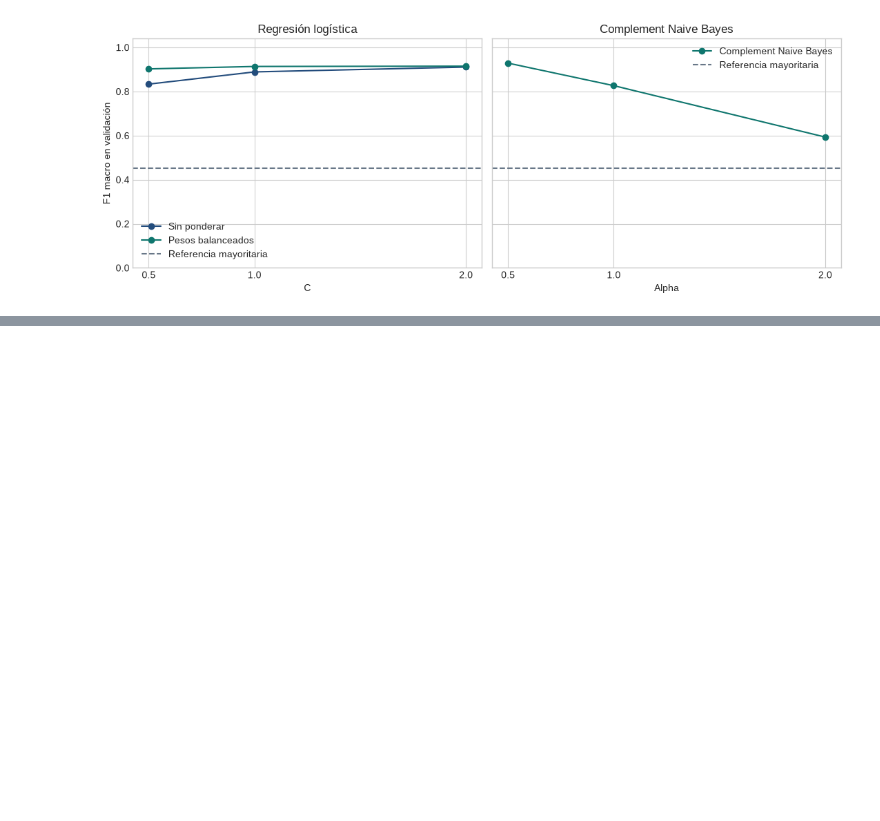
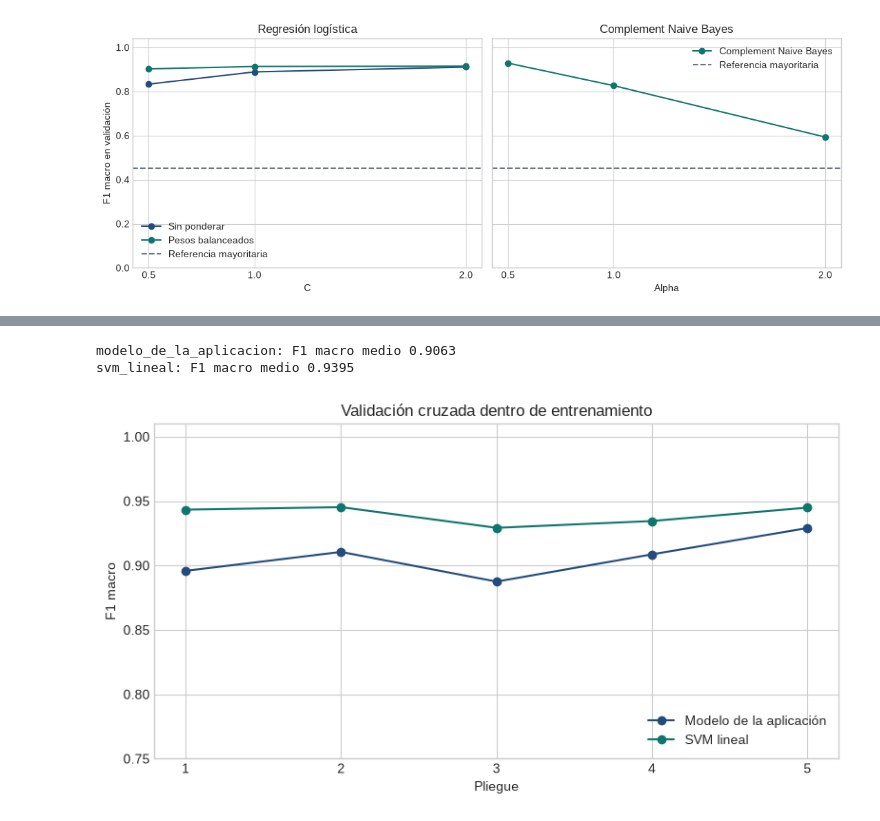
Before and after one commit to bvelastegui/hotel-reviews-ml, a Jupyter notebook: modelo_resenas.ipynb, the cells around one changed output, grey strips where cells are left out. Cells and saved outputs as stored; diff of their text form; code cells hidden in the pictures; blank space fills up the shorter version.

```diff
--- a/modelo_resenas.ipynb
+++ b/modelo_resenas.ipynb
@@ -418,0 +446,70 @@ mostrar_figura(fig, "02_parametros_en_validacion")
+# %%
+def revisar_modelos(filas, grupos_por_id, elegido):
+    textos = [fila["review_text"] for fila in filas]
+    etiquetas = [int(fila["label"]) for fila in filas]
+    grupos = [grupos_por_id[fila["id"]] for fila in filas]
+
+    modelos = {
+        "modelo_de_la_aplicacion": construir_modelo(elegido["modelo"], **elegido["parametros"]),
+        "svm_lineal": construir_modelo().set_params(
+            clasificador=LinearSVC(C=1.0, class_weight="balanced", max_iter=5000, random_state=SEMILLA)
+        ),
+    }
+    resultados = {nombre: [] for nombre in modelos}
+    folds = StratifiedGroupKFold(n_splits=5, shuffle=True, random_state=SEMILLA)
+    for numero, (ajuste, evaluacion) in enumerate(folds.split(textos, etiquetas, grupos), start=1):
+        if {grupos[i] for i in ajuste} & {grupos[i] for i in evaluacion}:
+            raise RuntimeError(f"Se repiten grupos entre ajuste y evaluación en el pliegue {numero}")
+        for nombre, pipeline in modelos.items():
+            modelo = clone(pipeline).fit([textos[i] for i in ajuste], [etiquetas[i] for i in ajuste])
+            metricas, _ = evaluar(modelo, [filas[i] for i in evaluacion])
+            resultados[nombre].append({
+                "pliegue": numero,
+                "n_ajuste": len(ajuste),
+                "n_evaluacion": len(evaluacion),
+                "f1_macro": metricas["f1_macro"],
+                "exactitud": metricas["exactitud"],
+                "recall_negativas": metricas["negativa"]["recall"],
+            })
+
+    resumen = {}
+    for nombre, pliegues in resultados.items():
+        resumen[nombre] = {
+            campo: {
+                "media": mean(pliegue[campo] for pliegue in pliegues),
+                "desviacion_estandar_muestral": stdev(pliegue[campo] for pliegue in pliegues),
+            }
+            for campo in ("f1_macro", "exactitud", "recall_negativas")
+        }
+        print(f'{nombre}: F1 macro medio {resumen[nombre]["f1_macro"]["media"]:.4f}')
+    ruta = RESULTADOS / "revision_materia.json"
+    escribir_json(ruta, {
+        "alcance": "Comparación exploratoria posterior a la selección original, solo sobre entrenamiento",
+        "scikit_learn": version("scikit-learn"),
+        "n_entrenamiento": len(filas),
+        "sha256_particiones": particiones["sha256_particiones"],
+        "metodo": "StratifiedGroupKFold, 5 pliegues y semilla 42. Pipeline ajustado por pliegue.",
+        "configuraciones": {
+            "modelo_de_la_aplicacion": {"modelo": elegido["modelo"], "parametros": elegido["parametros"]},
+            "svm_lineal": {"modelo": "LinearSVC", "parametros": modelos["svm_lineal"]["clasificador"].get_params()},
+        },
+        "resultados_por_pliegue": resultados,
+        "resumen": resumen,
+    })
+    return resultados, resumen
+
+pliegues, resumen_cv = revisar_modelos(conjuntos["entrenamiento"],
+    {identificador: fila["grupo"] for identificador, fila in por_id.items()}, elegido)
+fig, ax = plt.subplots(figsize=(8, 4.4))
+for nombre, etiqueta, color in [("modelo_de_la_aplicacion", "Modelo de la aplicación", AZUL),
+                               ("svm_lineal", "SVM lineal", TURQUESA)]:
+    ax.plot([fila["pliegue"] for fila in pliegues[nombre]],
+            [fila["f1_macro"] for fila in pliegues[nombre]], marker="o", label=etiqueta, color=color)
+ax.set(title="Validación cruzada dentro de entrenamiento", xlabel="Pliegue", ylabel="F1 macro", ylim=(0.75, 1.01))
+ax.set_xticks(range(1, 6))
+ax.legend(loc="lower right")
+mostrar_figura(fig, "04_validacion_cruzada")
+# %% [output]
+modelo_de_la_aplicacion: F1 macro medio 0.9063
+svm_lineal: F1 macro medio 0.9395
+[figure, added]
```
Also changed, not shown: parts of 3 cells of this notebook.
